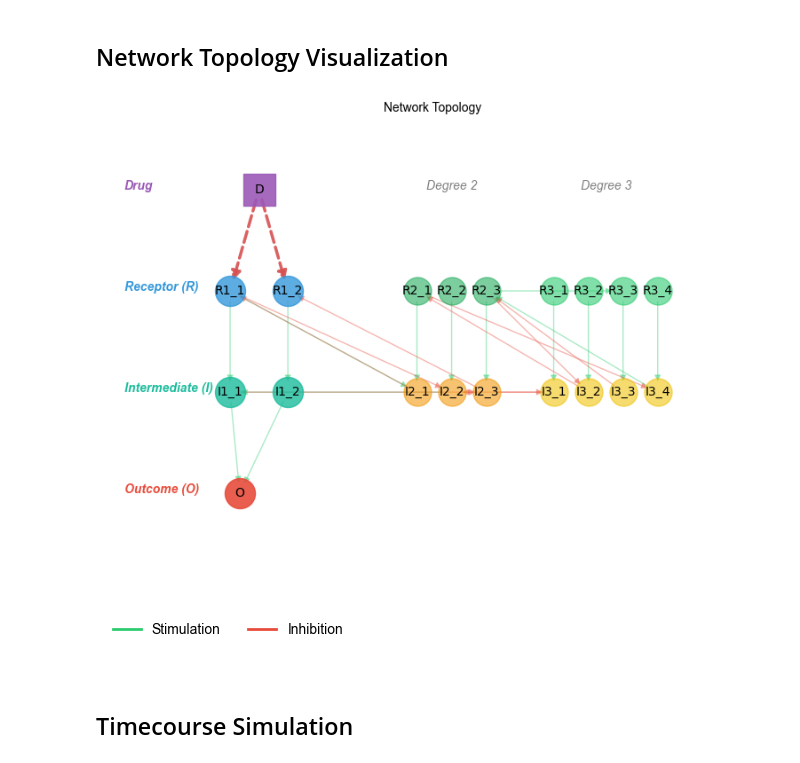
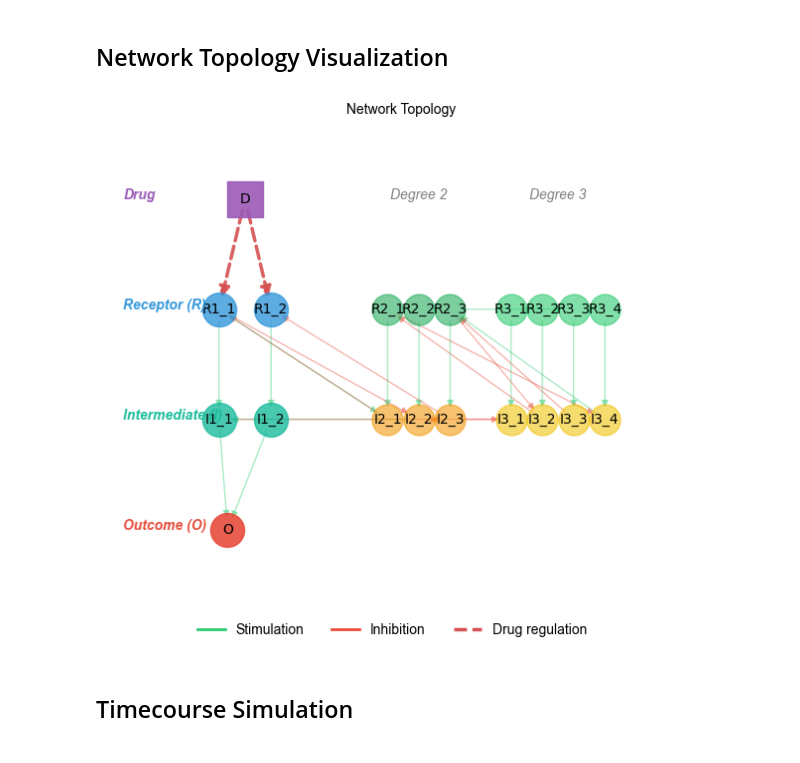
Before and after one commit to synthetic-models/synthetic, a Jupyter notebook: examples/full_example.ipynb, the cells around one changed output. Saved outputs shown, nothing was run; the diff lists cells and outputs as text; code cells hidden in the pictures.

Commit message:
docs: second checkpoint - adding diagrams to documentation and basic layout

```diff
--- a/examples/full_example.ipynb
+++ b/examples/full_example.ipynb
@@ -52,7 +52,7 @@ drugs_info = vc.list_drugs()
 drug_targets = drugs_info[0]['targets'] if drugs_info else []
 drug_name = drugs_info[0]['name'] if drugs_info else 'D'
 
-# All species (including O and Oa, excluding drug)
+# all species (including O and Oa, excluding drug)
 all_species = [s for s in spec.species_list if not s.startswith('D')]
 for s in all_species:
     if s in ['O', 'Oa']:
@@ -89,55 +89,48 @@ for target in drug_targets:
         G.add_edge(drug_name, target, color='#9b59b6', edge_type='drug')
 
 fig_width_mm = 195
-fig_height_mm = 140
+fig_height_mm = 155
 fig, ax = plt.subplots(figsize=(fig_width_mm * MM_TO_INCHES, fig_height_mm * MM_TO_INCHES))
 
 # Create hierarchical layout: D -> R1 -> I1 -> O (vertical), Degree 2 and 3 horizontal with gap
 def get_position(node):
     """Assign positions: D -> R -> I -> O (vertical), Degree 2 and 3 horizontal with gap."""
     if node == drug_name:
-        return (0, 4)  # Drug at top center
+        return (0, 4)
     elif node.startswith('R1'):
-        # R1: spread horizontally
         r1_nodes = sorted([n for n in G.nodes() if n.startswith('R1')])
         idx = r1_nodes.index(node)
         n = len(r1_nodes)
         x = (idx - (n - 1) / 2) * 1.5
         return (x, 3)
     elif node.startswith('I1'):
-        # I1: spread horizontally below R1
         i1_nodes = sorted([n for n in G.nodes() if n.startswith('I1')])
         idx = i1_nodes.index(node)
         n = len(i1_nodes)
         x = (idx - (n - 1) / 2) * 1.5
         return (x, 2)
     elif node in ['O', 'Oa']:
-        # Outcome at bottom center
         offset = 0.5 if node == 'Oa' else -0.5
         return (offset, 1)
     elif node.startswith('R2'):
-        # Degree 2 R: first horizontal group
         r2_nodes = sorted([n for n in G.nodes() if n.startswith('R2')])
         idx = r2_nodes.index(node)
         n = len(r2_nodes)
         x = 5 + (idx - (n - 1) / 2) * 0.9
         return (x, 3)
     elif node.startswith('R3'):
-        # Degree 3 R: second horizontal group with gap
         r3_nodes = sorted([n for n in G.nodes() if n.startswith('R3')])
         idx = r3_nodes.index(node)
         n = len(r3_nodes)
         x = 9 + (idx - (n - 1) / 2) * 0.9
         return (x, 3)
     elif node.startswith('I2'):
-        # Degree 2 I: first horizontal group below R2
         i2_nodes = sorted([n for n in G.nodes() if n.startswith('I2')])
         idx = i2_nodes.index(node)
         n = len(i2_nodes)
         x = 5 + (idx - (n - 1) / 2) * 0.9
         return (x, 2)
     elif node.startswith('I3'):
-        # Degree 3 I: second horizontal group with gap below R3
         i3_nodes = sorted([n for n in G.nodes() if n.startswith('I3')])
         idx = i3_nodes.index(node)
         n = len(i3_nodes)
@@ -159,81 +152,73 @@ drug_edges = [(u, v) for u, v, d in G.edges(data=True) if d.get('edge_type') ==
 nx.draw_networkx_edges(G, pos, edgelist=drug_edges, edge_color="#d65151",
                        arrowsize=15, width=2.5, alpha=0.9, style='dashed', ax=ax)
 
-# Draw R1 nodes (blue)
+# Draw nodes by type
 r1_nodes = [n for n, d in G.nodes(data=True) if d.get('node_type') == 'R1']
 nx.draw_networkx_nodes(G, pos, nodelist=r1_nodes, node_color='#3498db',
                        node_size=600, alpha=0.8, ax=ax)
 
-# Draw I1 nodes (cyan)
 i1_nodes = [n for n, d in G.nodes(data=True) if d.get('node_type') == 'I1']
 nx.draw_networkx_nodes(G, pos, nodelist=i1_nodes, node_color='#1abc9c',
                        node_size=600, alpha=0.8, ax=ax)
 
-# Draw R2 nodes (green)
 r2_nodes = [n for n, d in G.nodes(data=True) if d.get('node_type') == 'R2']
 nx.draw_networkx_nodes(G, pos, nodelist=r2_nodes, node_color='#27ae60',
                        node_size=500, alpha=0.6, ax=ax)
 
-# Draw R3 nodes (light green)
 r3_nodes = [n for n, d in G.nodes(data=True) if d.get('node_type') == 'R3']
 nx.draw_networkx_nodes(G, pos, nodelist=r3_nodes, node_color='#2ecc71',
                        node_size=500, alpha=0.6, ax=ax)
 
-# Draw I2 nodes (orange)
 i2_nodes = [n for n, d in G.nodes(data=True) if d.get('node_type') == 'I2']
 nx.draw_networkx_nodes(G, pos, nodelist=i2_nodes, node_color='#f39c12',
                        node_size=500, alpha=0.6, ax=ax)
 
-# Draw I3 nodes (yellow)
 i3_nodes = [n for n, d in G.nodes(data=True) if d.get('node_type') == 'I3']
 nx.draw_networkx_nodes(G, pos, nodelist=i3_nodes, node_color='#f1c40f',
                        node_size=500, alpha=0.6, ax=ax)
 
-# Draw outcome nodes (red)
 outcome_nodes = [n for n, d in G.nodes(data=True) if d.get('node_type') == 'outcome']
 nx.draw_networkx_nodes(G, pos, nodelist=outcome_nodes, node_color='#e74c3c',
                        node_size=600, alpha=0.9, ax=ax)
 
-# Draw drug node (purple square)
 drug_nodes = [n for n, d in G.nodes(data=True) if d.get('node_type') == 'drug']
 nx.draw_networkx_nodes(G, pos, nodelist=drug_nodes, node_color='#9b59b6',
                        node_size=700, alpha=0.9, node_shape='s', ax=ax)
 
 nx.draw_networkx_labels(G, pos, font_size=10, ax=ax)
 
 # Add layer labels on the left
 ax.text(-3.5, 4, 'Drug', fontsize=10, ha='left', style='italic', color='#9b59b6', fontweight='bold')
 ax.text(-3.5, 3, 'Receptor (R)', fontsize=10, ha='left', style='italic', color='#3498db', fontweight='bold')
 ax.text(-3.5, 2, 'Intermediate (I)', fontsize=10, ha='left', style='italic', color='#1abc9c', fontweight='bold')
 ax.text(-3.5, 1, 'Outcome (O)', fontsize=10, ha='left', style='italic', color='#e74c3c', fontweight='bold')
 
 # Add horizontal branch labels
 ax.text(5, 4, 'Degree 2', fontsize=10, ha='center', style='italic', color='gray')
 ax.text(9, 4, 'Degree 3', fontsize=10, ha='center', style='italic', color='gray')
 
 ax.set_title("Network Topology", fontsize=FONT_SIZE)
 ax.set_xlim(-4, 13)
 ax.set_ylim(0.3, 4.7)
 sns.despine(left=True, bottom=True)
 ax.axis('off')
-plt.tight_layout()
+
+# Legend at bottom of figure
+fig.legend(
+    handles=[
+        plt.Line2D([0], [0], color='#2ecc71', lw=2, label='Stimulation'),
+        plt.Line2D([0], [0], color='#e74c3c', lw=2, label='Inhibition'),
+        plt.Line2D([0], [0], color='#d65151', lw=2.5, linestyle='dashed', label='Drug regulation'),
+    ],
+    loc='lower center', ncol=3, frameon=False, fontsize=FONT_SIZE,
+    bbox_to_anchor=(0.5, 0.01),
+)
+fig.subplots_adjust(bottom=0.08)
+
+plt.savefig('../docs/images/network_topology.png', dpi=200, bbox_inches='tight')
 plt.show()
-
-# Separate legend figure
-legend_fig, legend_ax = plt.subplots(figsize=(80 * MM_TO_INCHES, 20 * MM_TO_INCHES))
-legend_ax.legend(
-    handles=[plt.Line2D([0], [0], color='#2ecc71', lw=2, label='Stimulation'),
-             plt.Line2D([0], [0], color='#e74c3c', lw=2, label='Inhibition'),],
-    loc='center',
-    frameon=False,
-    fontsize=FONT_SIZE,
-    ncol=5
-)
-legend_ax.axis('off')
-plt.show()
 # %% [output]
-[figure, old version]
+[figure, new version]
-[figure, removed]
 # %% [markdown]
 ## Timecourse Simulation
 # %%
```
Also changed, not shown: parts of 7 cells of this notebook, 18 other files.
